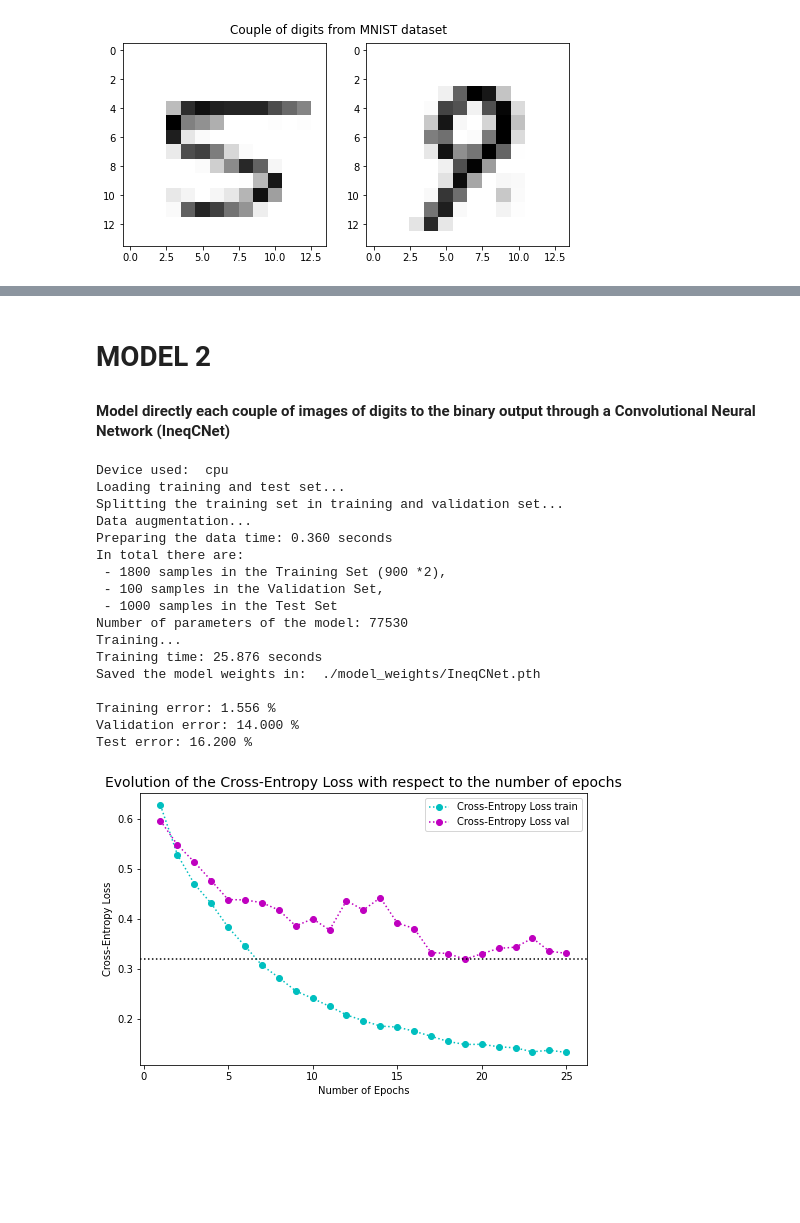
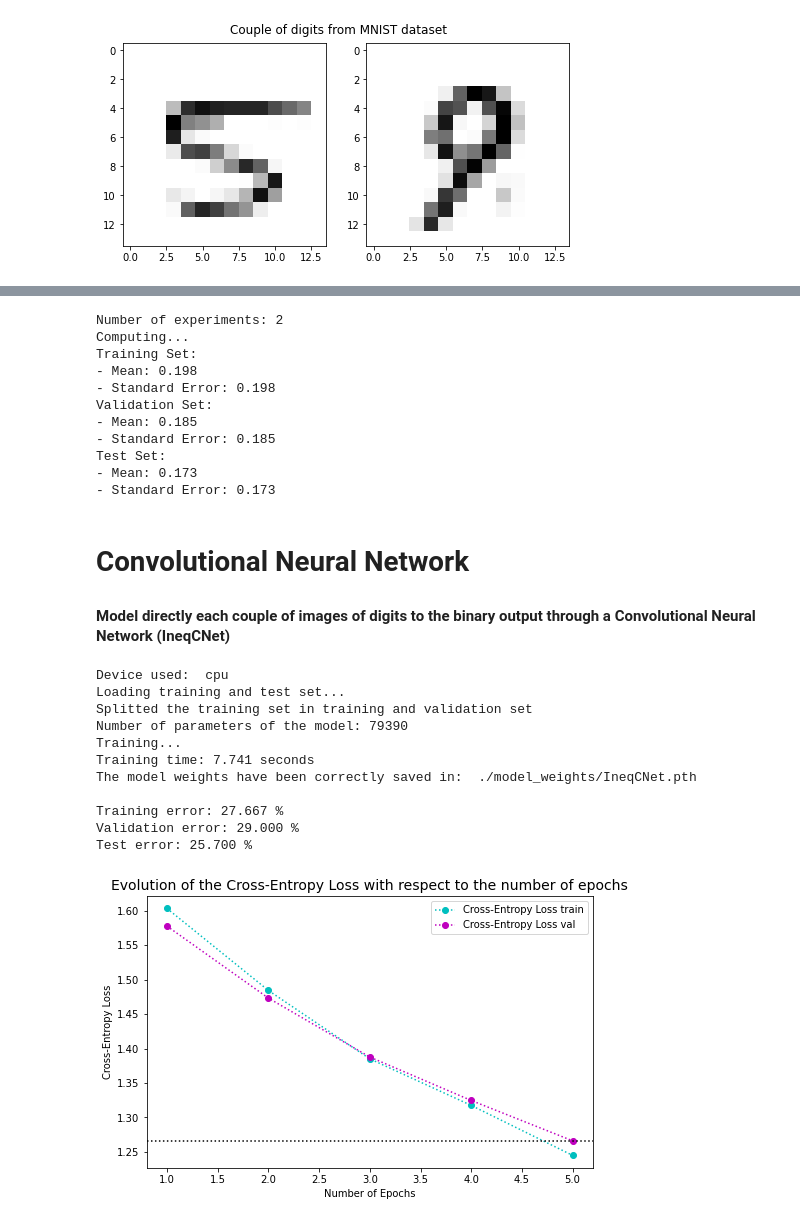
Before and after one commit to riccardocadei/DCNN-for-Digits-Comparison, a Jupyter notebook: main.ipynb, the cells around one changed output, grey strips where cells are left out. Saved outputs shown, nothing was run; the diff lists cells and outputs as text; code cells hidden in the pictures; blank space fills up the shorter version.

```diff
--- a/main.ipynb
+++ b/main.ipynb
@@ -70,45 +66,57 @@ Test error: 16.000 %
 # %%
-#evaluate_model(model, 10, nb_epochs=nb_epochs, weight_decay=weight_decay, mini_batch_size=mini_batch_size, lr=lr, percentage_val=percentage_val)
+n_iter = 2
+
+evaluate_model(model, n=n_iter, use_auxiliary_loss=use_auxiliary_loss, aux_loss_weight=aux_loss_weight, nb_epochs=nb_epochs, weight_decay=weight_decay, mini_batch_size=mini_batch_size, lr=lr, percentage_val=percentage_val)
+# %% [output]
+Number of experiments: 2
+Computing...
+Training Set:
+- Mean: 0.198
+- Standard Error: 0.198
+Validation Set:
+- Mean: 0.185
+- Standard Error: 0.185
+Test Set:
+- Mean: 0.173
+- Standard Error: 0.173
 # %% [markdown]
-# MODEL 2
+# Convolutional Neural Network
 #### Model directly each couple of images of digits to the binary output through a Convolutional Neural Network (IneqCNet)
 # %%
 # model
-model = IneqCNet()
+model = IneqCNetAux() # or IneqCNet()
 model_name='IneqCNet'
 
 # training
 percentage_val = 0.1
-nb_epochs = 25
+nb_epochs = 5
 mini_batch_size = 50
+
+# auxiliary loss
+use_auxiliary_loss = use_aux_loss(model)
+aux_loss_weight = 0.3 # <=0.5
 
 # optimizer
 weight_decay = 0.1
 lr = 1e-3*0.5
 period = 1
 
 # display
 verbose = 1
 plot = True
 
-run_experiment(model, model_name=model_name, percentage_val=percentage_val, nb_epochs=nb_epochs, mini_batch_size=mini_batch_size, weight_decay=weight_decay, lr=lr, period=period, verbose=verbose, plot=True);
+run_experiment(model, use_auxiliary_loss=use_auxiliary_loss, aux_loss_weight=aux_loss_weight, model_name=model_name, percentage_val=percentage_val, nb_epochs=nb_epochs, mini_batch_size=mini_batch_size, weight_decay=weight_decay, lr=lr, period=period, verbose=verbose, plot=True);
 # %% [output]
 Device used:  cpu
 Loading training and test set...
-Splitting the training set in training and validation set...
-Data augmentation...
-Preparing the data time: 0.360 seconds
-In total there are:
- - 1800 samples in the Training Set (900 *2),
- - 100 samples in the Validation Set,
- - 1000 samples in the Test Set
-Number of parameters of the model: 77530
+Splitted the training set in training and validation set
+Number of parameters of the model: 79390
 Training...
-Training time: 25.876 seconds
-Saved the model weights in:  ./model_weights/IneqCNet.pth
+Training time: 7.741 seconds
+The model weights have been correctly saved in:  ./model_weights/IneqCNet.pth
 
-Training error: 1.556 %
-Validation error: 14.000 %
-Test error: 16.200 %
+Training error: 27.667 %
+Validation error: 29.000 %
+Test error: 25.700 %
-[figure, old version]
+[figure, new version]
 # %%
```
Also changed, not shown: parts of 9 cells of this notebook, 12 other files.
